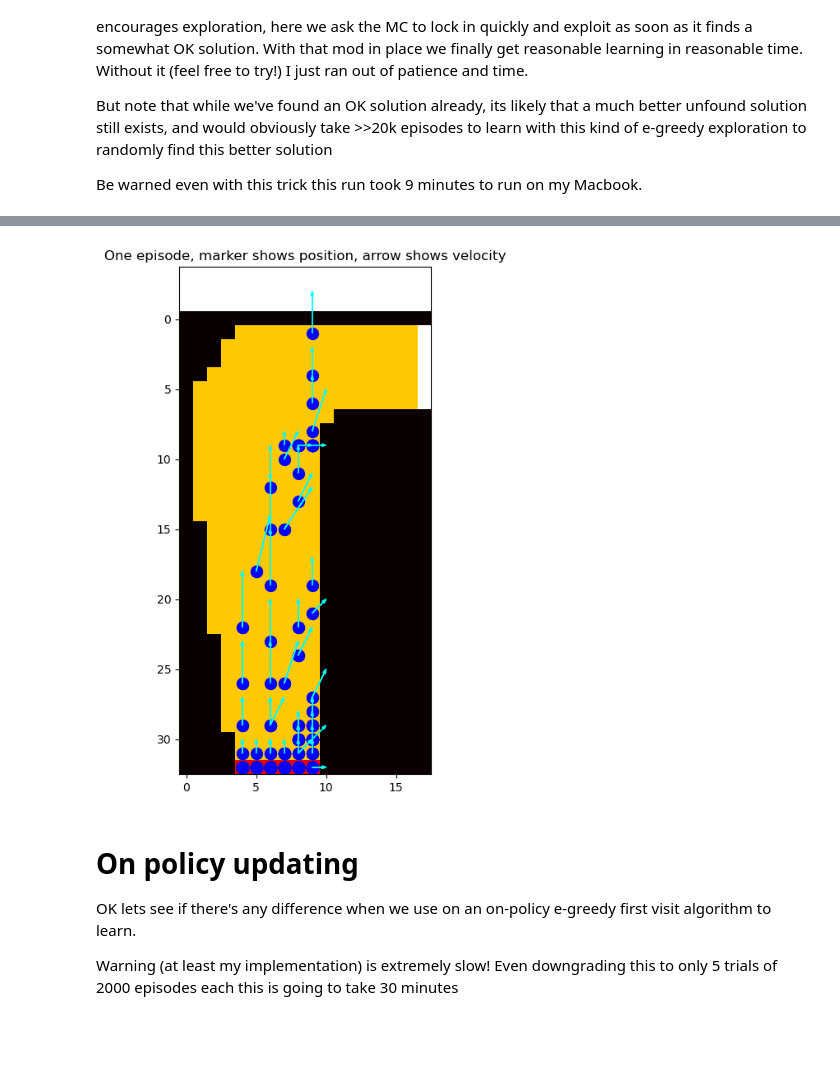
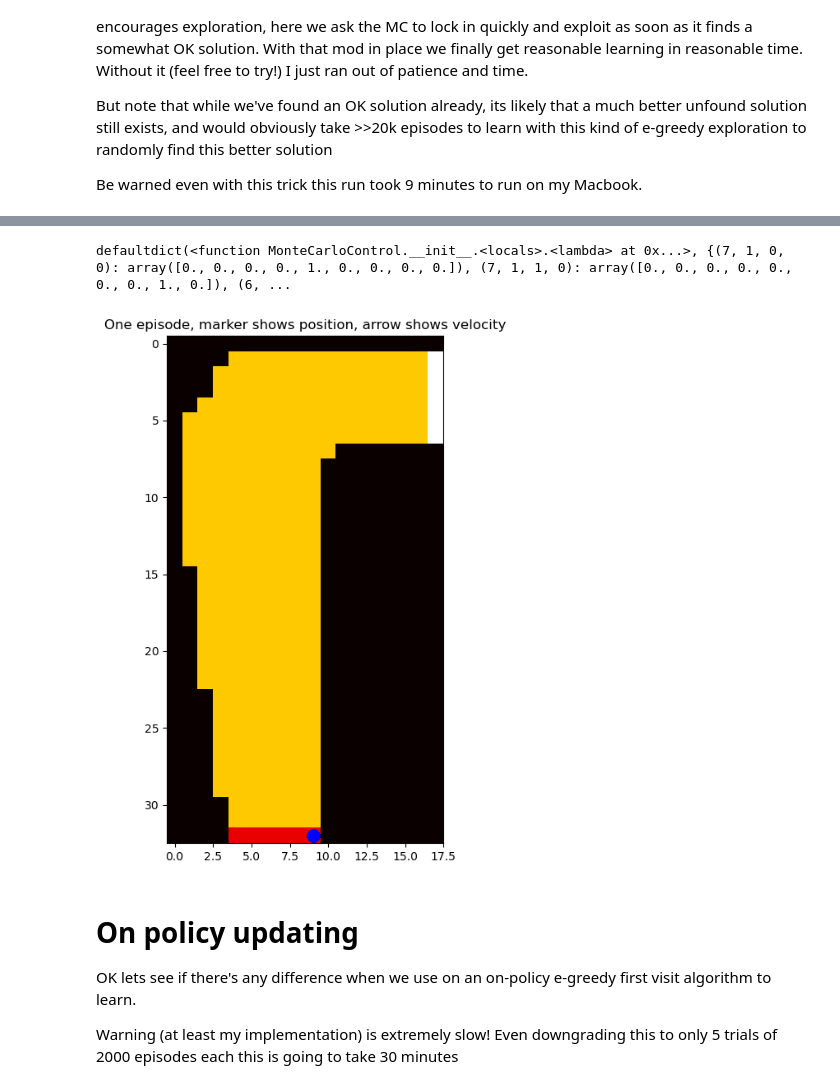
Before and after one commit to Vincent-the-swimmer/Assignments-WI25, a Jupyter notebook: A3/racecar.ipynb, the cells around one changed output, grey strips where cells are left out. Drawn from its saved outputs; the diff is of its cells as text; code cells hidden in the pictures; blank space fills up the shorter version.

```diff
--- a/A3/racecar.ipynb
+++ b/A3/racecar.ipynb
@@ -326,12 +310,16 @@ def plot_track(track, states=None):
             zorder=100
         )
     plt.show()
+# %%
+print(MC.greedy_policy)
+# %% [output]
+defaultdict(<function MonteCarloControl.__init__.<locals>.<lambda> at 0x...>, {(7, 1, 0, 0): array([0., 0., 0., 0., 1., 0., 0., 0., 0.]), (7, 1, 1, 0): array([0., 0., 0., 0., 0., 0., 0., 1., 0.]), (6, ...
 # %%
 # feel free to use this technique to explore solutions you train!
-episode = MC.generate_egreedy_episode()
+episode = MC.generate_greedy_episode()
 plot_track(MC.env, episode)
 # %% [output]
-[figure, old version]
+[figure, new version]
 # %% [markdown]
 # On policy updating
 
```
Also changed, not shown: parts of 7 cells of this notebook, 1 other file.
